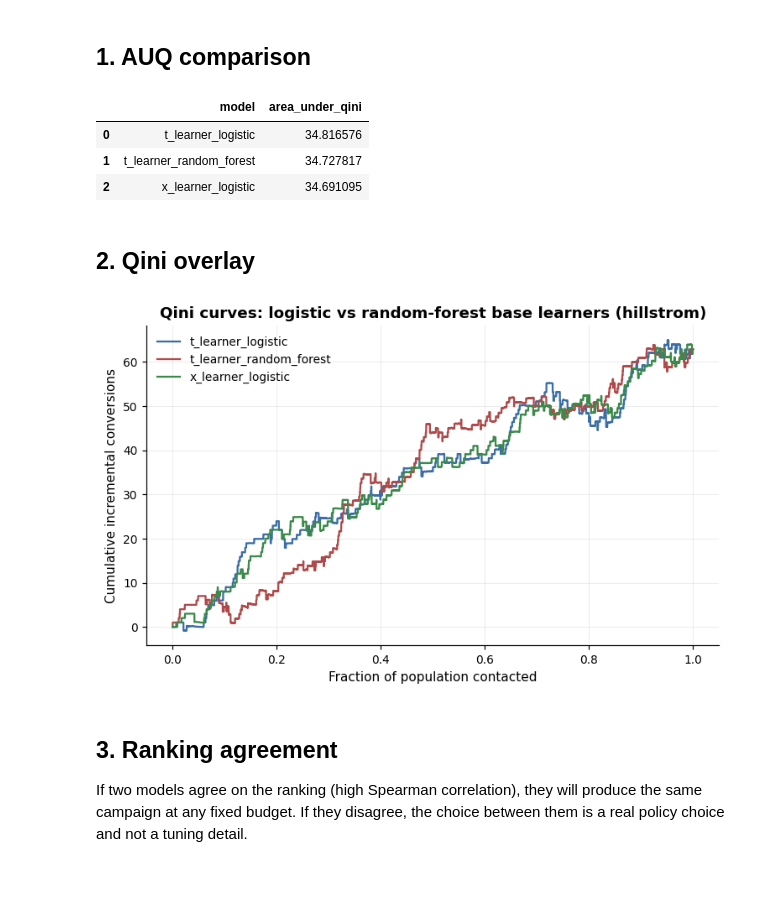
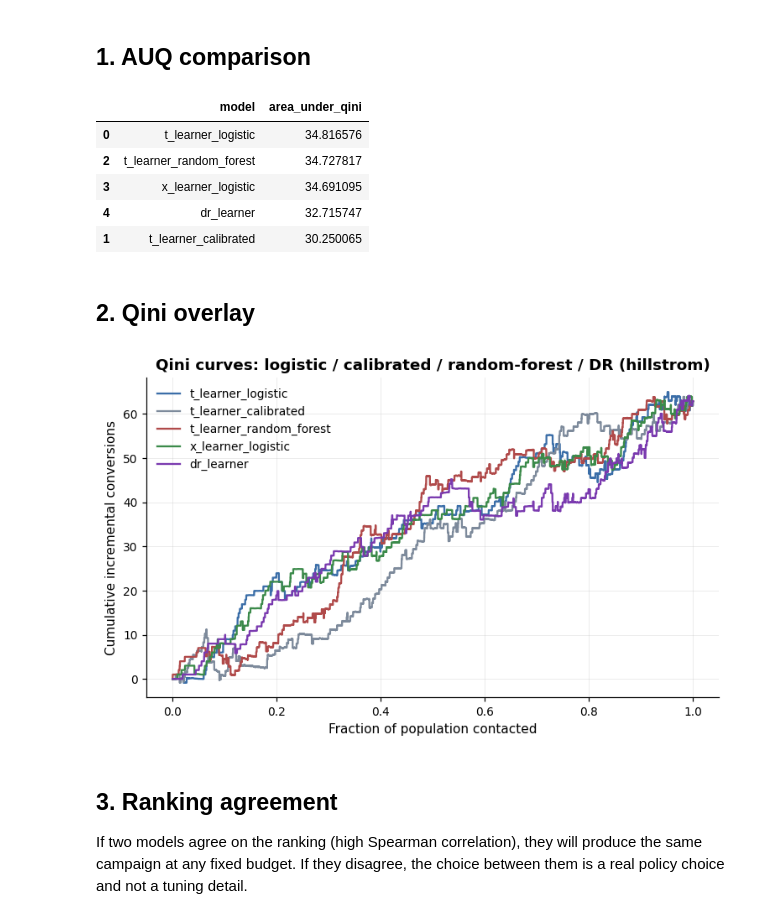
Before and after one commit to DiogoRibeiro7/causal-uplift-marketing-campaign, a Jupyter notebook: notebooks/08_comparison_with_black_box_uplift_models.ipynb, the cells around one changed output. Saved outputs shown, nothing was run; the diff lists cells and outputs as text; code cells hidden in the pictures; blank space fills up the shorter version.

```diff
--- a/notebooks/08_comparison_with_black_box_uplift_models.ipynb
+++ b/notebooks/08_comparison_with_black_box_uplift_models.ipynb
@@ -36,10 +36,12 @@ from scipy.stats import spearmanr
 
 from uplift_marketing.features import infer_feature_spec, split_features_treatment_outcome
 from uplift_marketing.models import (
+    DRLearner,
     TLearner,
     XLearner,
     make_base_classifier,
     make_black_box_classifier,
+    make_calibrated_classifier,
 )
 from uplift_marketing.evaluation import qini_curve, area_under_qini
 
@@ -55,12 +57,18 @@ models = {
     "t_learner_logistic": TLearner(
         spec=spec, base_model=make_base_classifier(RANDOM_STATE), random_state=RANDOM_STATE
     ),
+    "t_learner_calibrated": TLearner(
+        spec=spec,
+        base_model=make_calibrated_classifier(method="isotonic", cv=5, random_state=RANDOM_STATE),
+        random_state=RANDOM_STATE,
+    ),
     "t_learner_random_forest": TLearner(
         spec=spec, base_model=make_black_box_classifier(RANDOM_STATE), random_state=RANDOM_STATE
     ),
     "x_learner_logistic": XLearner(
         spec=spec, base_model=make_base_classifier(RANDOM_STATE), random_state=RANDOM_STATE
     ),
+    "dr_learner": DRLearner(spec=spec, n_splits=5, random_state=RANDOM_STATE),
 }
 for m in models.values():
     m.fit(x_tr, t_tr, y_tr)
@@ -87,37 +97,41 @@ auq_table
 # %% [output]
 |  | model | area_under_qini |
 | 0 | t_learner_logistic | 34.816576 |
-| 1 | t_learner_random_forest | 34.727817 |
-| 2 | x_learner_logistic | 34.691095 |
+| 2 | t_learner_random_forest | 34.727817 |
+| 3 | x_learner_logistic | 34.691095 |
+| 4 | dr_learner | 32.715747 |
+| 1 | t_learner_calibrated | 30.250065 |
 # %% [markdown]
 ## 2. Qini overlay
 # %%
 fig, ax = plt.subplots()
 colors = {
     "t_learner_logistic": "#3b6ea8",
+    "t_learner_calibrated": "#7d8a9b",
     "t_learner_random_forest": "#b04a4a",
     "x_learner_logistic": "#3b8a4a",
+    "dr_learner": "#7a3aaf",
 }
 for name, scores in preds.items():
     curve = qini_curve(
         outcome=y_te.to_numpy(),
         treatment=t_te.to_numpy(),
         uplift_score=scores.to_numpy(),
     )
     ax.plot(
         curve["population_fraction"],
         curve["incremental_gain"],
         label=name,
         color=colors[name],
     )
 ax.set_xlabel("Fraction of population contacted")
 ax.set_ylabel("Cumulative incremental conversions")
-ax.set_title(f"Qini curves: logistic vs random-forest base learners ({dataset.source})")
+ax.set_title(f"Qini curves: logistic / calibrated / random-forest / DR ({dataset.source})")
 ax.legend()
 save_figure(fig, "08_qini_overlay")
 plt.show()
 # %% [output]
-[figure, old version]
+[figure, new version]
 # %% [markdown]
 ## 3. Ranking agreement
 
```
Also changed, not shown: parts of 4 cells of this notebook, 8 other files.
